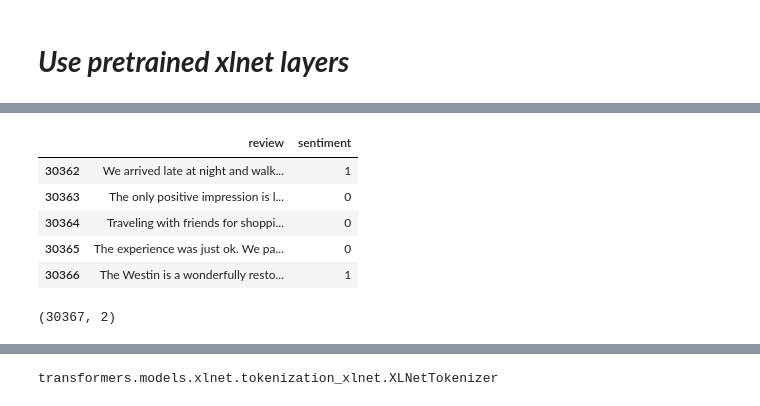
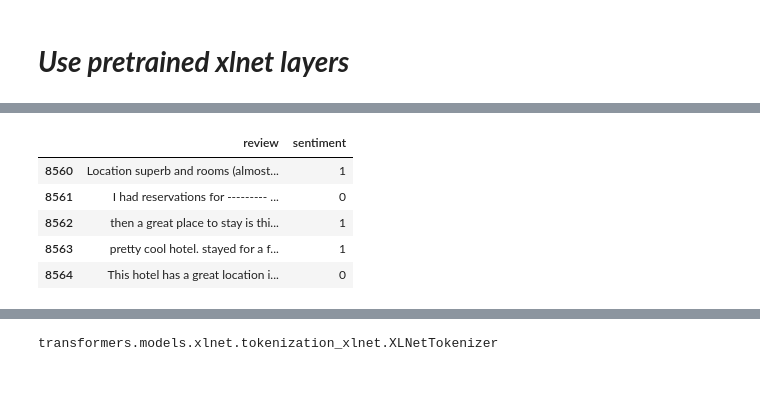
Before and after one commit to Lainey1225/tmo3, a Jupyter notebook: NLP/xlnet_rnn_sentiment_Songlin Li_Ting Mo.ipynb, the cells around one changed output, grey strips where cells are left out. Saved outputs shown, nothing was run; the diff lists cells and outputs as text; code cells hidden in the pictures.

```diff
--- a/NLP/xlnet_rnn_sentiment_Songlin Li_Ting Mo.ipynb
+++ b/NLP/xlnet_rnn_sentiment_Songlin Li_Ting Mo.ipynb
@@ -46,18 +43,14 @@ Successfully installed boto3-1.17.73 botocore-1.20.73 jmespath-0.10.0 pytorch-tr
 # %%
-df = pd.read_csv('https://raw.githubusercontent.com/tleitch/BDML/main/NLP/sTrain.csv')
+df = pd.read_csv('https://raw.githubusercontent.com/tleitch/BDML/main/NLP/sTest.csv')
 df = df.drop(df.columns[[0]],axis=1)
 df.tail()
 # %% [output]
 |  | review | sentiment |
-| 30362 | We arrived late at night and walk... | 1 |
-| 30363 | The only positive impression is l... | 0 |
-| 30364 | Traveling with friends for shoppi... | 0 |
-| 30365 | The experience was just ok. We pa... | 0 |
-| 30366 | The Westin is a wonderfully resto... | 1 |
+| 8560 | Location superb and rooms (almost... | 1 |
+| 8561 | I had reservations for --------- ... | 0 |
+| 8562 | then a great place to stay is thi... | 1 |
+| 8563 | pretty cool hotel. stayed for a f... | 1 |
+| 8564 | This hotel has a great location i... | 0 |
-# %%
-df.shape
-# %% [output]
-(30367, 2)
 # %%
 # This is the identifier of the model. The library need this ID to download the weights and initialize the architecture
 # here is all the supported ones:
```
Also changed, not shown: parts of 13 cells of this notebook.
